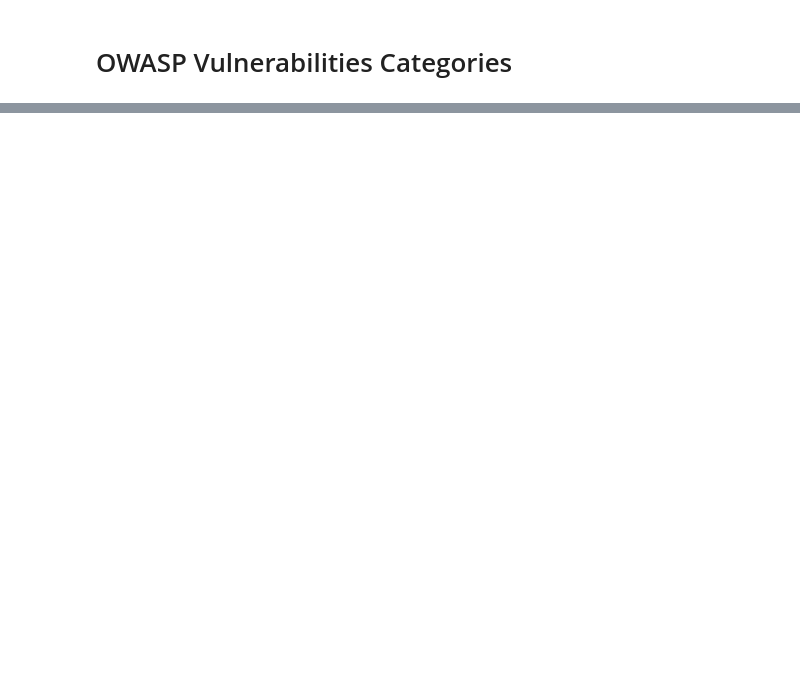
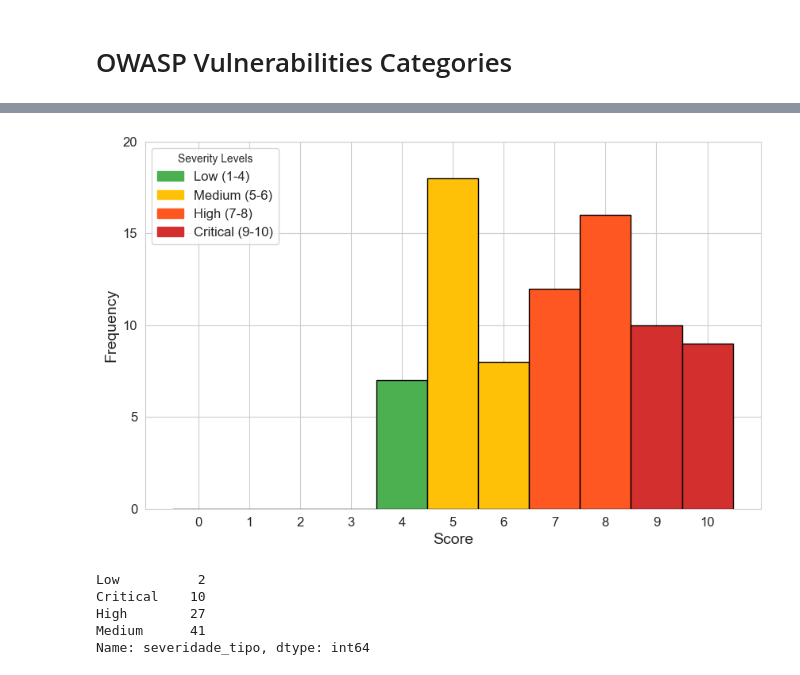
Before and after one commit to xKaliBurr/SBSeg2025, a Jupyter notebook: xkaliburr_LLMs/data_analysis.ipynb, the cells around one changed output, grey strips where cells are left out. Drawn from its saved outputs; the diff is of its cells as text; code cells hidden in the pictures; blank space fills up the shorter version.

```diff
--- a/xkaliburr_LLMs/data_analysis.ipynb
+++ b/xkaliburr_LLMs/data_analysis.ipynb
@@ -71,0 +164,72 @@ plt.show()
+# %%
+# Set Seaborn style
+sns.set_style("whitegrid")
+
+# Define bin edges so that each integer is centered
+bin_edges = np.arange(-0.5, 11.5, 1)  # From -0.5 to 10.5 with step 1
+bin_centers = np.arange(0, 11, 1)  # Centers of bars
+
+# Define severity levels with corresponding colors
+severity_colors = {
+    "Low": "#4CAF50",       # Green
+    "Medium": "#FFC107",    # Yellow
+    "High": "#FF5722",      # Orange
+    "Critical": "#D32F2F"   # Red
+}
+
+# Assign colors to bins based on severity
+colors = []
+for x in bin_centers:
+    if 1 <= x <= 4:
+        colors.append(severity_colors["Low"])
+    elif 5 <= x <= 6:
+        colors.append(severity_colors["Medium"])
+    elif 7 <= x <= 8:
+        colors.append(severity_colors["High"])
+    elif 9 <= x <= 10:
+        colors.append(severity_colors["Critical"])
+    else:
+        colors.append("#BDBDBD")  # Gray for 0 (if needed)
+
+# Create the histogram with custom colors
+plt.figure(figsize=(10, 6))
+bars = sns.histplot(data, bins=bin_edges, edgecolor="black", alpha=0.8)
+
+# Change bar colors based on severity
+for bar, color in zip(bars.patches, colors):
+    bar.set_facecolor(color)
+
+# Customize appearance
+#plt.title("Severity Distribution", fontsize=16, fontweight="bold")
+plt.xlabel("Score", fontsize=14)
+plt.ylabel("Frequency", fontsize=14)
+plt.xticks(range(0, 11), fontsize=12)  # Ensuring ticks are at integer values
+plt.yticks(range(0, 25, 5),fontsize=12)
+
+# Create a custom legend
+import matplotlib.patches as mpatches
+legend_patches = [
+    mpatches.Patch(color=severity_colors["Low"], label="Low (1-4)"),
+    mpatches.Patch(color=severity_colors["Medium"], label="Medium (5-6)"),
+    mpatches.Patch(color=severity_colors["High"], label="High (7-8)"),
+    mpatches.Patch(color=severity_colors["Critical"], label="Critical (9-10)")
+]
+plt.legend(handles=legend_patches, title="Severity Levels", fontsize=12)
+
+# Save as PDF
+plt.savefig("plots/histogram_severity.pdf", format="pdf", bbox_inches="tight")
+
+# Show the plot
+plt.show()
+# %% [output]
+[figure, added]
+# %%
+# categories
+severity = df_vulnerability['severidade_tipo'].value_counts().sort_values()
+severity
+# %% [output]
+Low          2
+Critical    10
+High        27
+Medium      41
+Name: severidade_tipo, dtype: int64
```
Also changed, not shown: parts of 18 cells of this notebook, 1 other file.
